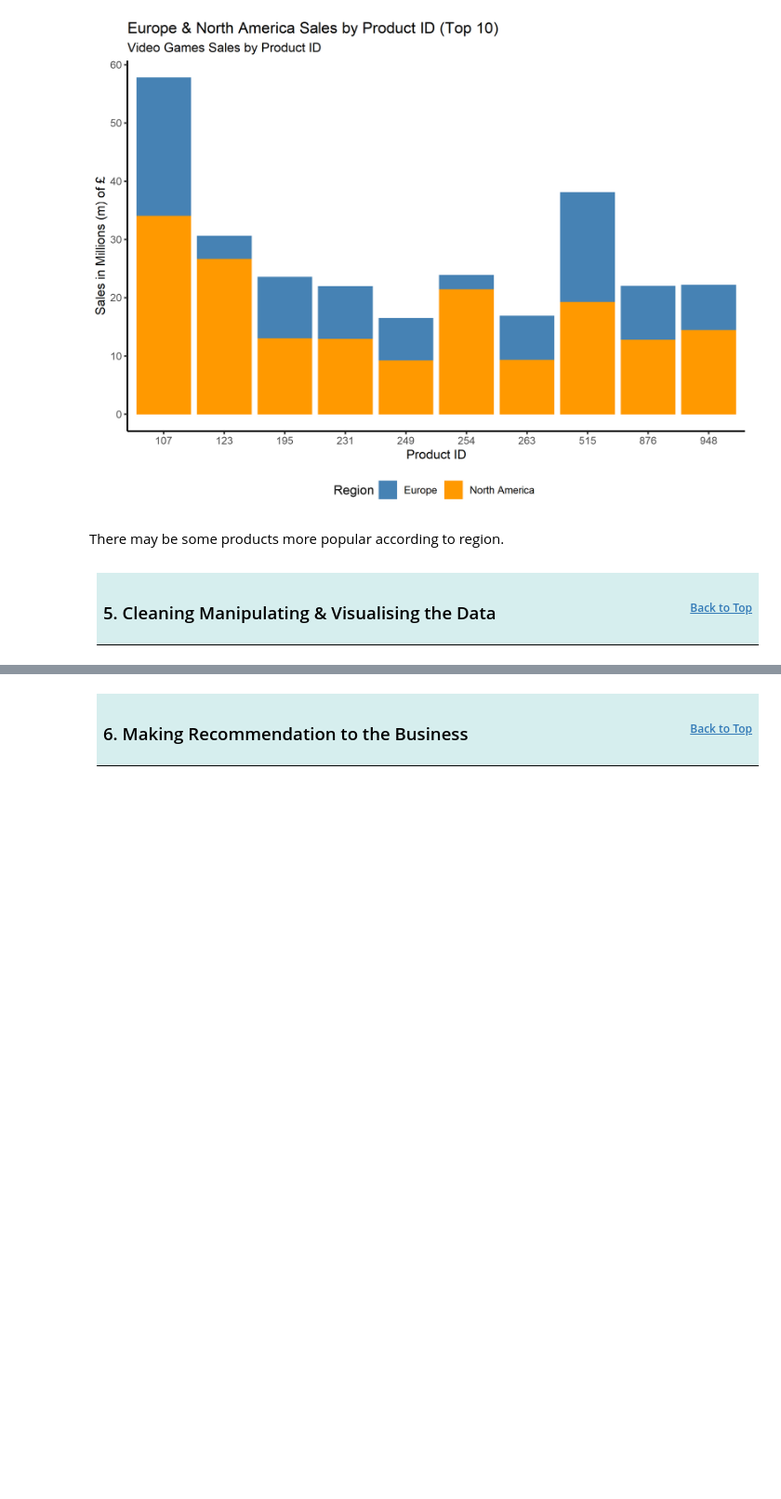
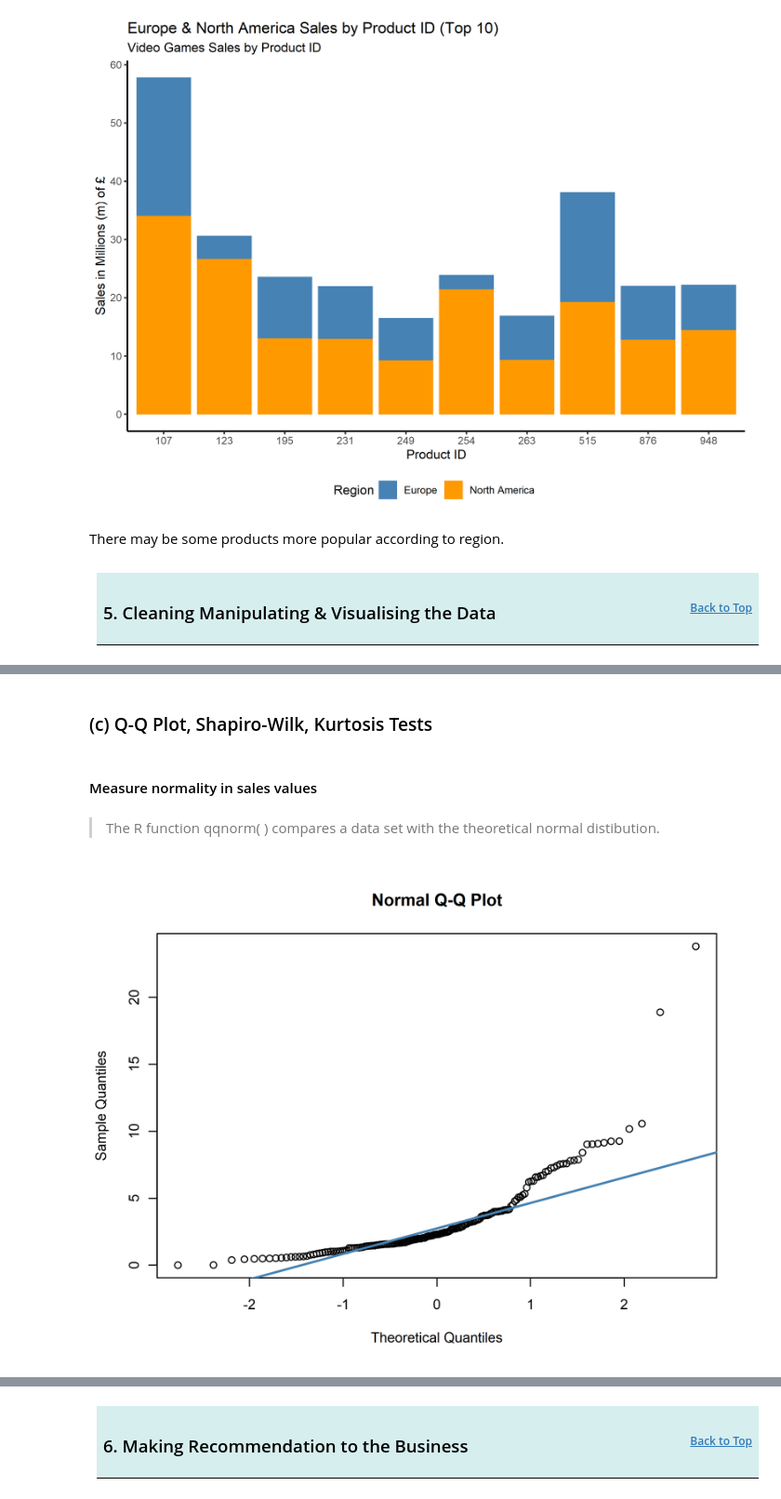
Before and after one commit to lukebart/Turtle_Games_Sales_Analysis, a Jupyter notebook: Bartholomew_Luke_DA301_Assignment_Notebook_R.ipynb, the cells around one changed output, grey strips where cells are left out. Shown at 93% size. Drawn from its saved outputs; the diff is of its cells as text; code cells hidden in the pictures; blank space fills up the shorter version.

```diff
--- a/Bartholomew_Luke_DA301_Assignment_Notebook_R.ipynb
+++ b/Bartholomew_Luke_DA301_Assignment_Notebook_R.ipynb
@@ -1275,0 +1460,17 @@ There may be some products more popular according to region.
+# %% [markdown]
+### (c) Q-Q Plot, Shapiro-Wilk, Kurtosis Tests
+# %% [markdown]
+#### Measure normality in sales values
+# %% [markdown]
+> The R function qqnorm( ) compares a data set with the theoretical normal distibution.
+# %%
+# Set the plot output options
+options(repr.plot.width=8, repr.plot.height=6, repr.plot.res = 300)
+
+# Q-Q plot
+qqnorm(groupby_product_id$eu_sales)
+
+# Add a reference line
+qqline(groupby_product_id$eu_sales, col='steelblue', lwd=2)
+# %% [output]
+[figure, added]
```
Also changed, not shown: parts of 112 cells of this notebook.
